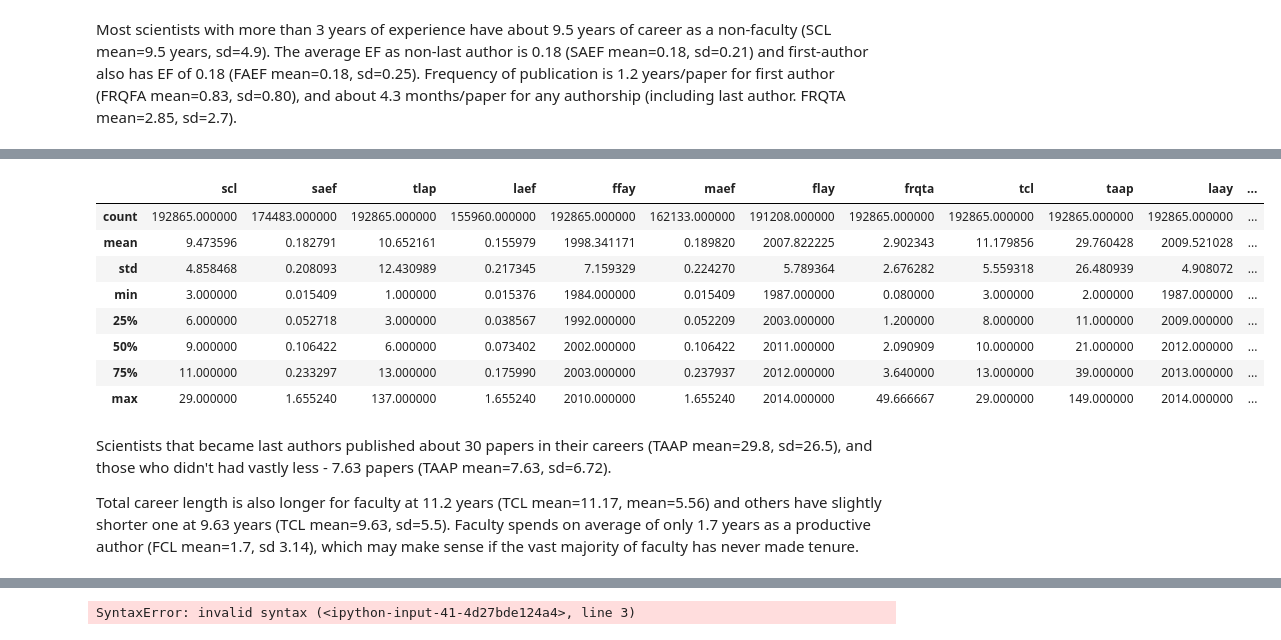
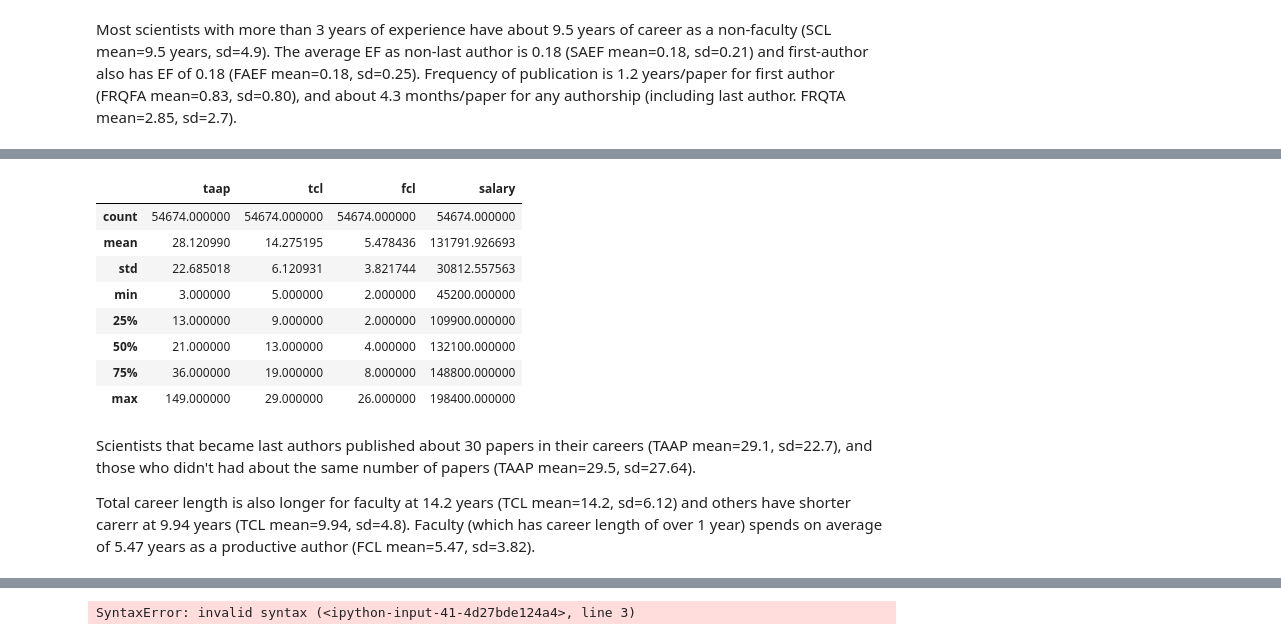
Before and after one commit to shinwachi/cs109_firstOrPerish, a Jupyter notebook: final_processbook/process_book.ipynb, the cells around one changed output, grey strips where cells are left out. Saved outputs shown, nothing was run; the diff lists cells and outputs as text; code cells hidden in the pictures.

```diff
--- a/final_processbook/process_book.ipynb
+++ b/final_processbook/process_book.ipynb
@@ -683,16 +784,16 @@ data[data.la==False].describe()
 # %%
-data[data.la==True].describe()
+data[data.la==True].describe()[['taap','tcl','fcl','salary']]
 # %% [output]
-|  | scl | saef | tlap | laef | ffay | maef | flay | frqta | tcl | taap | laay | ... |
-| count | 192865.000000 | 174483.000000 | 192865.000000 | 155960.000000 | 192865.000000 | 162133.000000 | 191208.000000 | 192865.000000 | 192865.000000 | 192865.000000 | 192865.000000 | ... |
-| mean | 9.473596 | 0.182791 | 10.652161 | 0.155979 | 1998.341171 | 0.189820 | 2007.822225 | 2.902343 | 11.179856 | 29.760428 | 2009.521028 | ... |
-| std | 4.858468 | 0.208093 | 12.430989 | 0.217345 | 7.159329 | 0.224270 | 5.789364 | 2.676282 | 5.559318 | 26.480939 | 4.908072 | ... |
-| min | 3.000000 | 0.015409 | 1.000000 | 0.015376 | 1984.000000 | 0.015409 | 1987.000000 | 0.080000 | 3.000000 | 2.000000 | 1987.000000 | ... |
-| 25% | 6.000000 | 0.052718 | 3.000000 | 0.038567 | 1992.000000 | 0.052209 | 2003.000000 | 1.200000 | 8.000000 | 11.000000 | 2009.000000 | ... |
-| 50% | 9.000000 | 0.106422 | 6.000000 | 0.073402 | 2002.000000 | 0.106422 | 2011.000000 | 2.090909 | 10.000000 | 21.000000 | 2012.000000 | ... |
-| 75% | 11.000000 | 0.233297 | 13.000000 | 0.175990 | 2003.000000 | 0.237937 | 2012.000000 | 3.640000 | 13.000000 | 39.000000 | 2013.000000 | ... |
-| max | 29.000000 | 1.655240 | 137.000000 | 1.655240 | 2010.000000 | 1.655240 | 2014.000000 | 49.666667 | 29.000000 | 149.000000 | 2014.000000 | ... |
+|  | taap | tcl | fcl | salary |
+| count | 54674.000000 | 54674.000000 | 54674.000000 | 54674.000000 |
+| mean | 28.120990 | 14.275195 | 5.478436 | 131791.926693 |
+| std | 22.685018 | 6.120931 | 3.821744 | 30812.557563 |
+| min | 3.000000 | 5.000000 | 2.000000 | 45200.000000 |
+| 25% | 13.000000 | 9.000000 | 2.000000 | 109900.000000 |
+| 50% | 21.000000 | 13.000000 | 4.000000 | 132100.000000 |
+| 75% | 36.000000 | 19.000000 | 8.000000 | 148800.000000 |
+| max | 149.000000 | 29.000000 | 26.000000 | 198400.000000 |
 # %% [markdown]
-Scientists that became last authors published about 30 papers in their careers (TAAP mean=29.8, sd=26.5), and those who didn't had vastly less - 7.63 papers (TAAP mean=7.63, sd=6.72).
+Scientists that became last authors published about 30 papers in their careers (TAAP mean=29.1, sd=22.7), and those who didn't had about the same number of papers (TAAP mean=29.5, sd=27.64).
 
-Total career length is also longer for faculty at 11.2 years (TCL mean=11.17, mean=5.56) and others have slightly shorter one at  9.63 years (TCL mean=9.63, sd=5.5).  Faculty spends on average of only 1.7 years as a productive author (FCL mean=1.7, sd 3.14), which may make sense if the vast majority of faculty has never made tenure.
+Total career length is also longer for faculty at 14.2 years (TCL mean=14.2, sd=6.12) and others have shorter carerr at  9.94 years (TCL mean=9.94, sd=4.8).  Faculty (which has career length of over 1 year) spends on average of 5.47 years as a productive author (FCL mean=5.47, sd=3.82).
```
Also changed, not shown: parts of 28 cells of this notebook.
